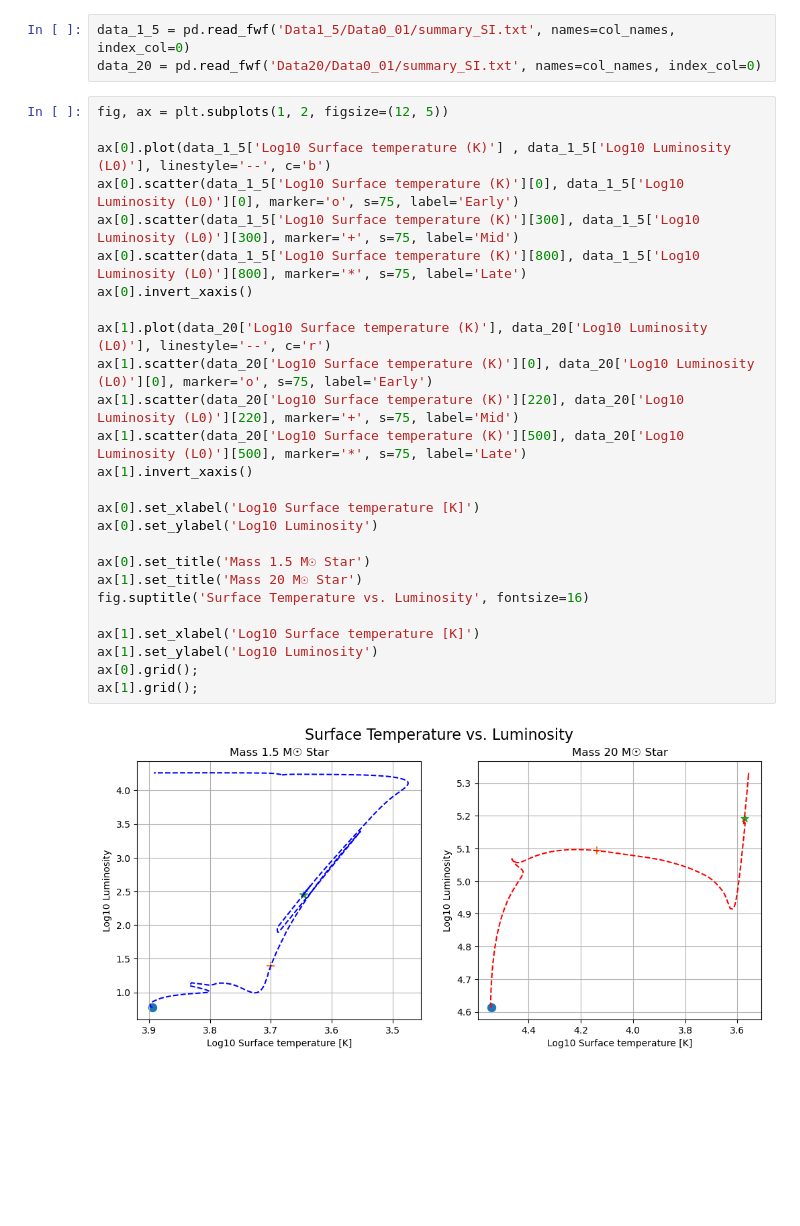
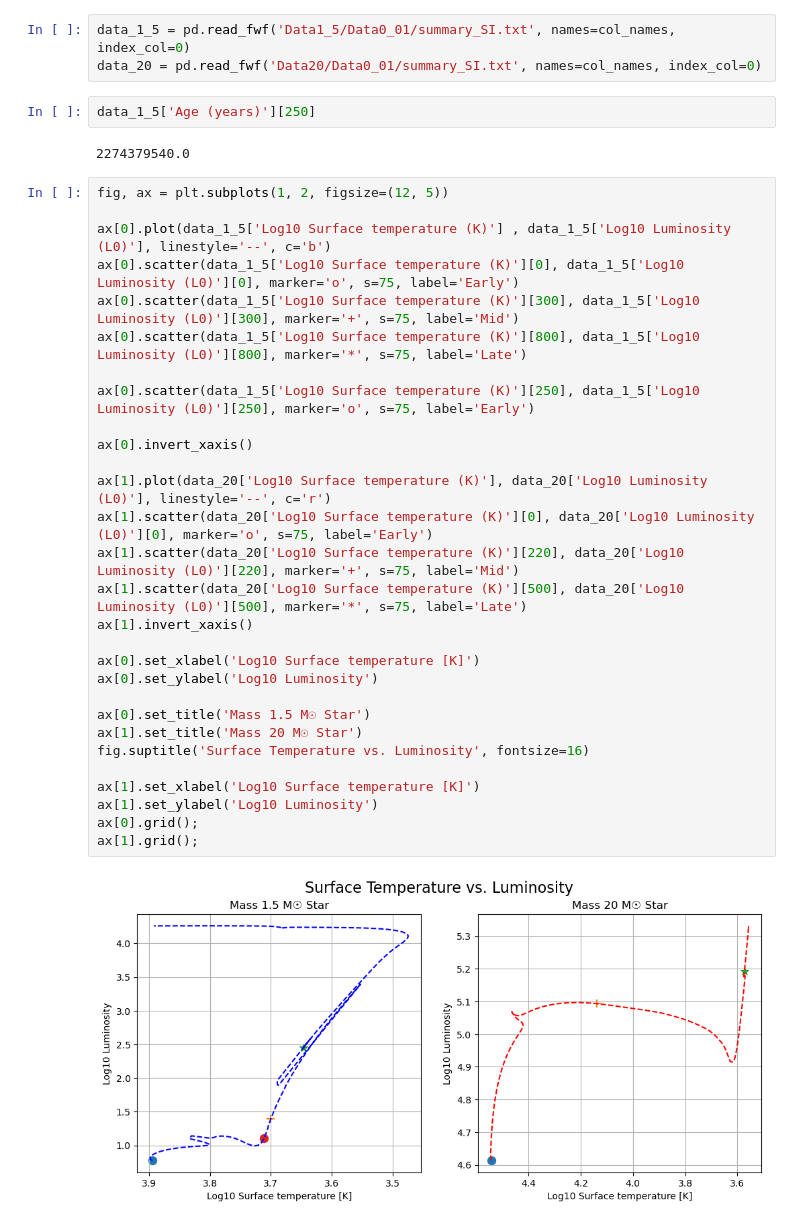
Before and after one commit to pathakis/Modelling-the-Lives-of-Stars, a Jupyter notebook: HR_Diag.ipynb, the cells around one changed output. Cells and saved outputs as stored; diff of their text form; blank space fills up the shorter version.

```diff
--- a/HR_Diag.ipynb
+++ b/HR_Diag.ipynb
@@ -37,31 +37,38 @@ col_names = ['Step number',
 # %%
 data_1_5 = pd.read_fwf('Data1_5/Data0_01/summary_SI.txt', names=col_names, index_col=0)
 data_20 = pd.read_fwf('Data20/Data0_01/summary_SI.txt', names=col_names, index_col=0)
+# %%
+data_1_5['Age (years)'][250]
+# %% [output]
+2274379540.0
 # %%
 fig, ax = plt.subplots(1, 2, figsize=(12, 5))
 
 ax[0].plot(data_1_5['Log10 Surface temperature (K)'] , data_1_5['Log10 Luminosity (L0)'], linestyle='--', c='b')
 ax[0].scatter(data_1_5['Log10 Surface temperature (K)'][0], data_1_5['Log10 Luminosity (L0)'][0], marker='o', s=75, label='Early')
 ax[0].scatter(data_1_5['Log10 Surface temperature (K)'][300], data_1_5['Log10 Luminosity (L0)'][300], marker='+', s=75, label='Mid')
 ax[0].scatter(data_1_5['Log10 Surface temperature (K)'][800], data_1_5['Log10 Luminosity (L0)'][800], marker='*', s=75, label='Late')
+
+ax[0].scatter(data_1_5['Log10 Surface temperature (K)'][250], data_1_5['Log10 Luminosity (L0)'][250], marker='o', s=75, label='Early')
+
 ax[0].invert_xaxis()
 
 ax[1].plot(data_20['Log10 Surface temperature (K)'], data_20['Log10 Luminosity (L0)'], linestyle='--', c='r')
 ax[1].scatter(data_20['Log10 Surface temperature (K)'][0], data_20['Log10 Luminosity (L0)'][0], marker='o', s=75, label='Early')
 ax[1].scatter(data_20['Log10 Surface temperature (K)'][220], data_20['Log10 Luminosity (L0)'][220], marker='+', s=75, label='Mid')
 ax[1].scatter(data_20['Log10 Surface temperature (K)'][500], data_20['Log10 Luminosity (L0)'][500], marker='*', s=75, label='Late')
 ax[1].invert_xaxis()
 
 ax[0].set_xlabel('Log10 Surface temperature [K]')
 ax[0].set_ylabel('Log10 Luminosity')
 
 ax[0].set_title('Mass 1.5 M☉ Star')
 ax[1].set_title('Mass 20 M☉ Star')
 fig.suptitle('Surface Temperature vs. Luminosity', fontsize=16)
 
 ax[1].set_xlabel('Log10 Surface temperature [K]')
 ax[1].set_ylabel('Log10 Luminosity')
 ax[0].grid();
 ax[1].grid();
 # %% [output]
-[figure, old version]
+[figure, new version]
```
